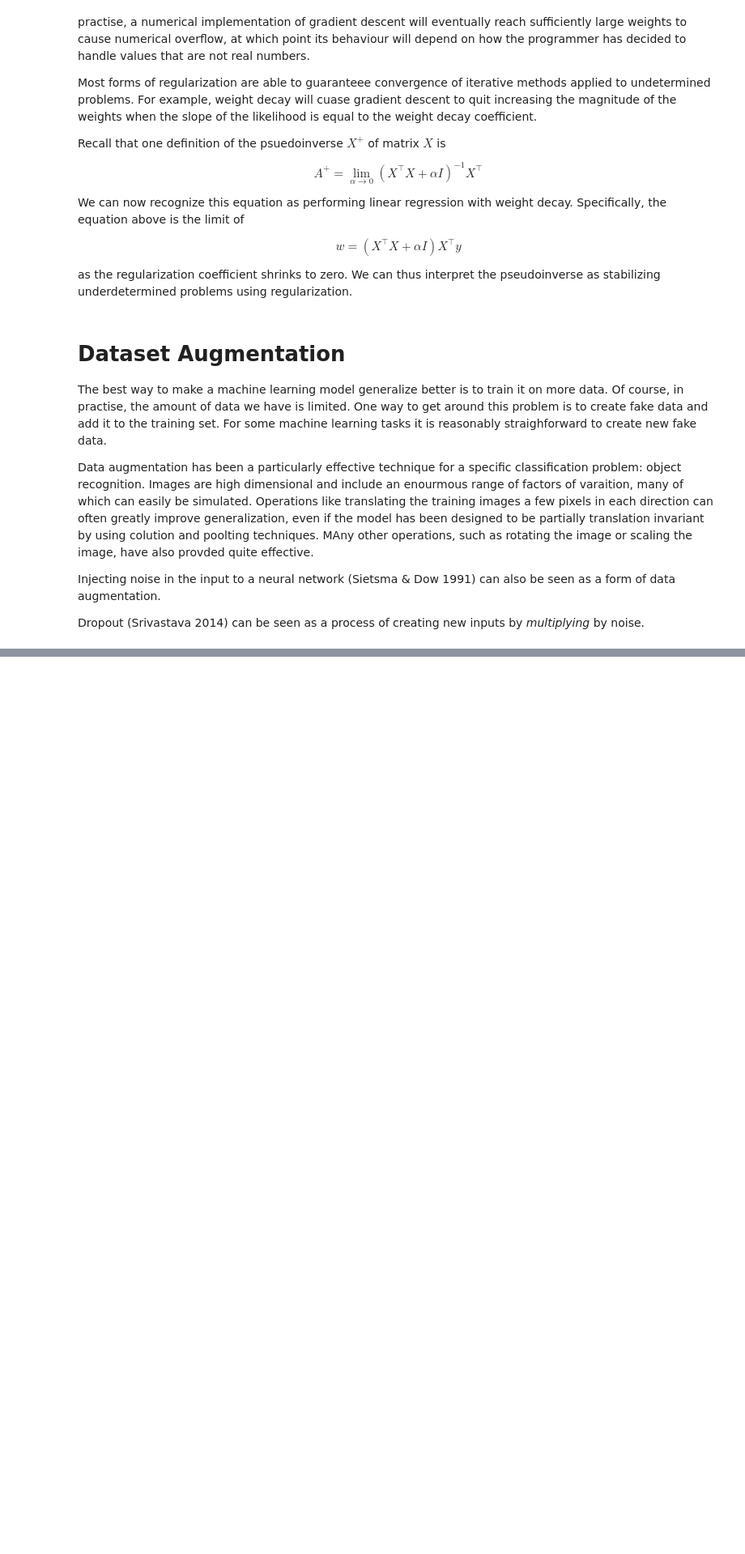
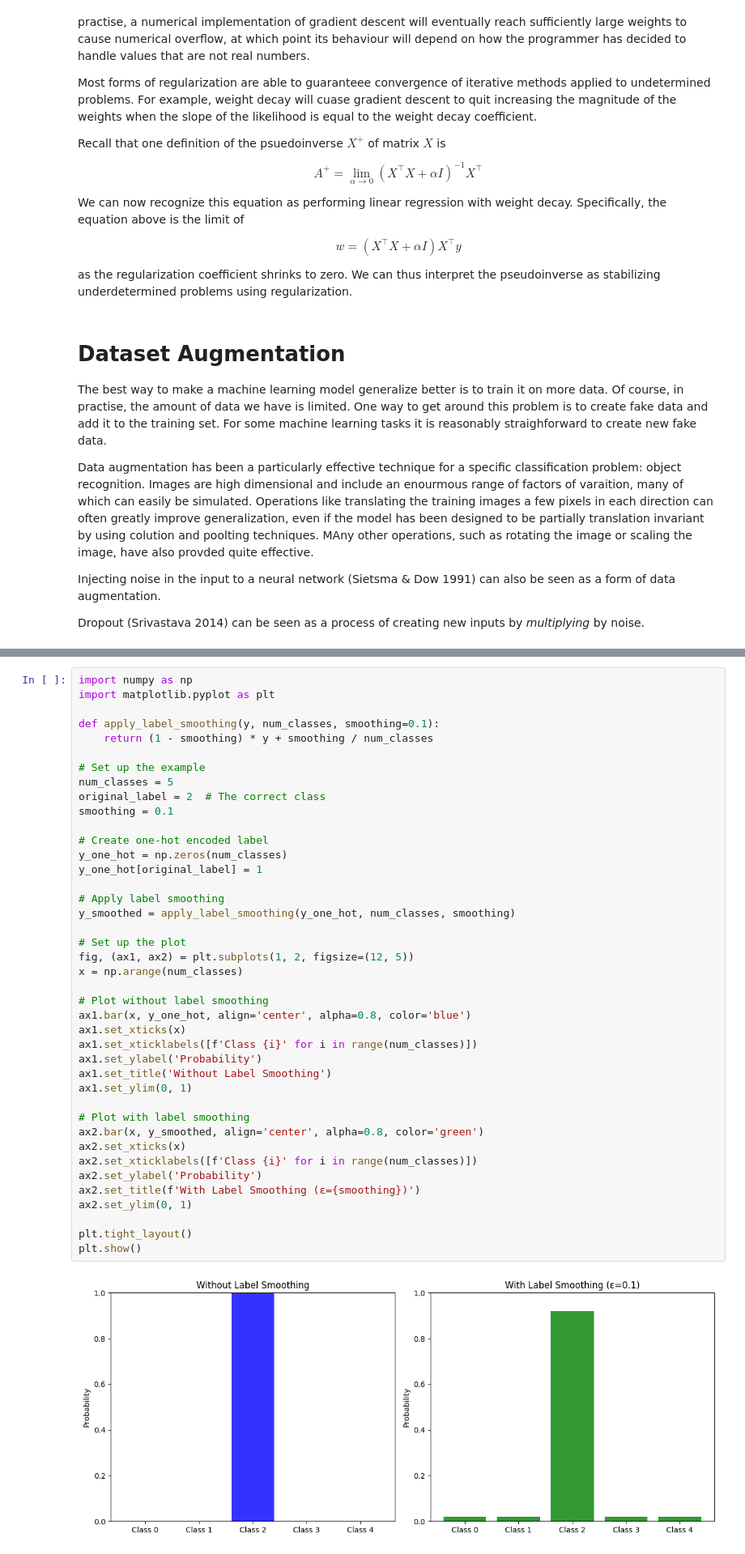
Before and after one commit to woodRock/deep-learning-goodfellow, a Jupyter notebook: chapter_7_regularization_for_deep_learning.ipynb, the cells around one changed output, grey strips where cells are left out. Shown at 81% size. Drawn from its saved outputs; the diff is of its cells as text; blank space fills up the shorter version.

```diff
--- a/chapter_7_regularization_for_deep_learning.ipynb
+++ b/chapter_7_regularization_for_deep_learning.ipynb
@@ -900,0 +941,43 @@ Dropout (Srivastava 2014) can be seen as a process of creating new inputs by _mu
+# %%
+import numpy as np
+import matplotlib.pyplot as plt
+
+def apply_label_smoothing(y, num_classes, smoothing=0.1):
+    return (1 - smoothing) * y + smoothing / num_classes
+
+# Set up the example
+num_classes = 5
+original_label = 2  # The correct class
+smoothing = 0.1
+
+# Create one-hot encoded label
+y_one_hot = np.zeros(num_classes)
+y_one_hot[original_label] = 1
+
+# Apply label smoothing
+y_smoothed = apply_label_smoothing(y_one_hot, num_classes, smoothing)
+
+# Set up the plot
+fig, (ax1, ax2) = plt.subplots(1, 2, figsize=(12, 5))
+x = np.arange(num_classes)
+
+# Plot without label smoothing
+ax1.bar(x, y_one_hot, align='center', alpha=0.8, color='blue')
+ax1.set_xticks(x)
+ax1.set_xticklabels([f'Class {i}' for i in range(num_classes)])
+ax1.set_ylabel('Probability')
+ax1.set_title('Without Label Smoothing')
+ax1.set_ylim(0, 1)
+
+# Plot with label smoothing
+ax2.bar(x, y_smoothed, align='center', alpha=0.8, color='green')
+ax2.set_xticks(x)
+ax2.set_xticklabels([f'Class {i}' for i in range(num_classes)])
+ax2.set_ylabel('Probability')
+ax2.set_title(f'With Label Smoothing (ε={smoothing})')
+ax2.set_ylim(0, 1)
+
+plt.tight_layout()
+plt.show()
+# %% [output]
+[figure, added]
```
Also changed, not shown: parts of 7 cells of this notebook.
